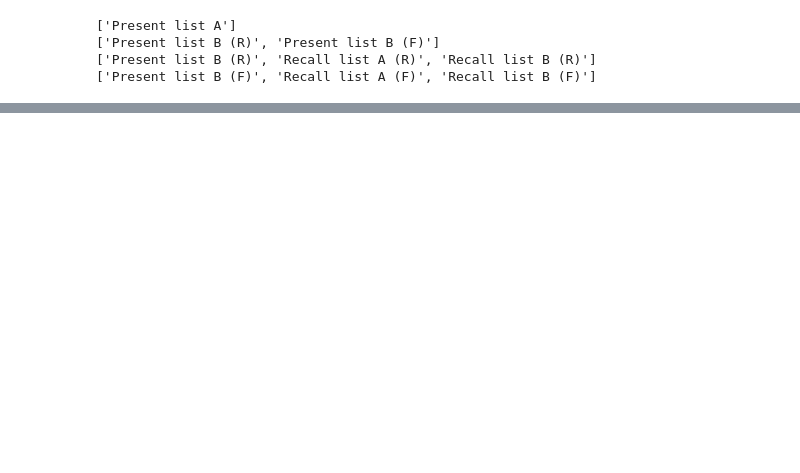
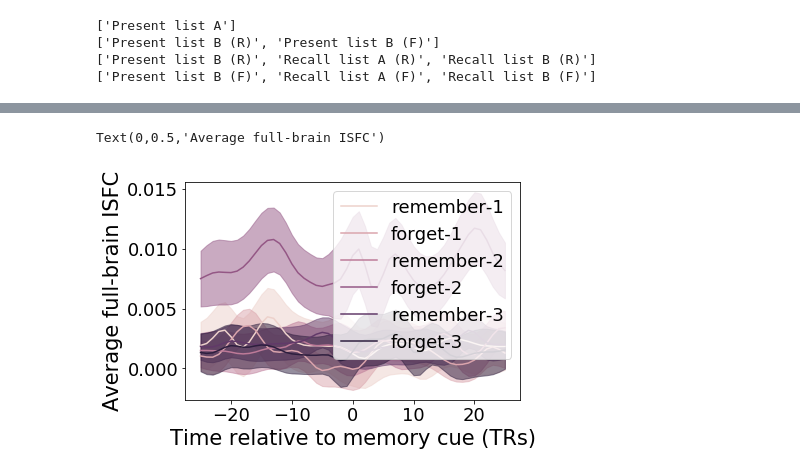
Before and after one commit to ContextLab/directed-forgetting-network-dynamics, a Jupyter notebook: code/network_analyses.ipynb, the cells around one changed output, grey strips where cells are left out. Cells and saved outputs as stored; diff of their text form; code cells hidden in the pictures; blank space fills up the shorter version.

Commit message:
working on network dynamics analysis

```diff
--- a/code/network_analyses.ipynb
+++ b/code/network_analyses.ipynb
@@ -198,7 +185,7 @@ def is_sorted(a):
                return False
     return True
 # %%
-def ribbon(x, y, lb, ub=None, color='k', alpha='0.5'):
+def ribbon(x, y, lb, ub=None, color='k', alpha=0.5):
     #assert is_sorted(x), 'x-coordinates must be monotonically increasing'
 
     if ub is None:
@@ -206,3 +193,32 @@ def ribbon(x, y, lb, ub=None, color='k', alpha='0.5'):
     h1 = plt.fill_between(x, y-lb, y+ub, color=color, alpha=alpha)
     h2 = plt.plot(x, y, color=color)
     return h1, h2
+# %%
+def event_ribbon(x, ts=None, color='k', alpha=0.5):
+    if ts is None:
+        ts = np.arange(-(x.shape[0] - 1)/2, (x.shape[0] - 1)/2 + 1) #assume centered data
+
+    m = np.nanmean(x, axis=1)
+    sem = np.divide(np.nanstd(x, axis=1), np.sqrt(x.shape[1]))
+
+    return ribbon(ts, m, sem, sem, color=color, alpha=alpha)
+# %%
+#bug: something is going wrong here...these should all be the same
+r_f_nets1 = get_network_dynamics(data, [1, 2], weights_function=tc.gaussian_weights, weights_params={'var': 5}, combine=tc.helpers.corrmean_combine)
+r_f_nets2 = get_network_dynamics(data, [1, 2], weights_function=tc.gaussian_weights, weights_params={'var': 5}, combine=tc.helpers.corrmean_combine)
+r_f_nets3 = get_network_dynamics(data, [1, 2], weights_function=tc.gaussian_weights, weights_params={'var': 5}, combine=tc.helpers.corrmean_combine)
+# %%
+colors = sns.cubehelix_palette(n_colors=6)
+event_ribbon(r_f_nets1[0], color=colors[0]);
+event_ribbon(r_f_nets1[1], color=colors[1]);
+event_ribbon(r_f_nets2[0], color=colors[2]);
+event_ribbon(r_f_nets2[1], color=colors[3]);
+event_ribbon(r_f_nets3[0], color=colors[4]);
+event_ribbon(r_f_nets3[1], color=colors[5]);
+plt.legend(['remember-1', 'forget-1', 'remember-2', 'forget-2', 'remember-3', 'forget-3'])
+
+plt.xlabel('Time relative to memory cue (TRs)')
+plt.ylabel('Average full-brain ISFC')
+# %% [output]
+Text(0,0.5,'Average full-brain ISFC')
+[figure, added]
```
Also changed, not shown: parts of 17 cells of this notebook.
